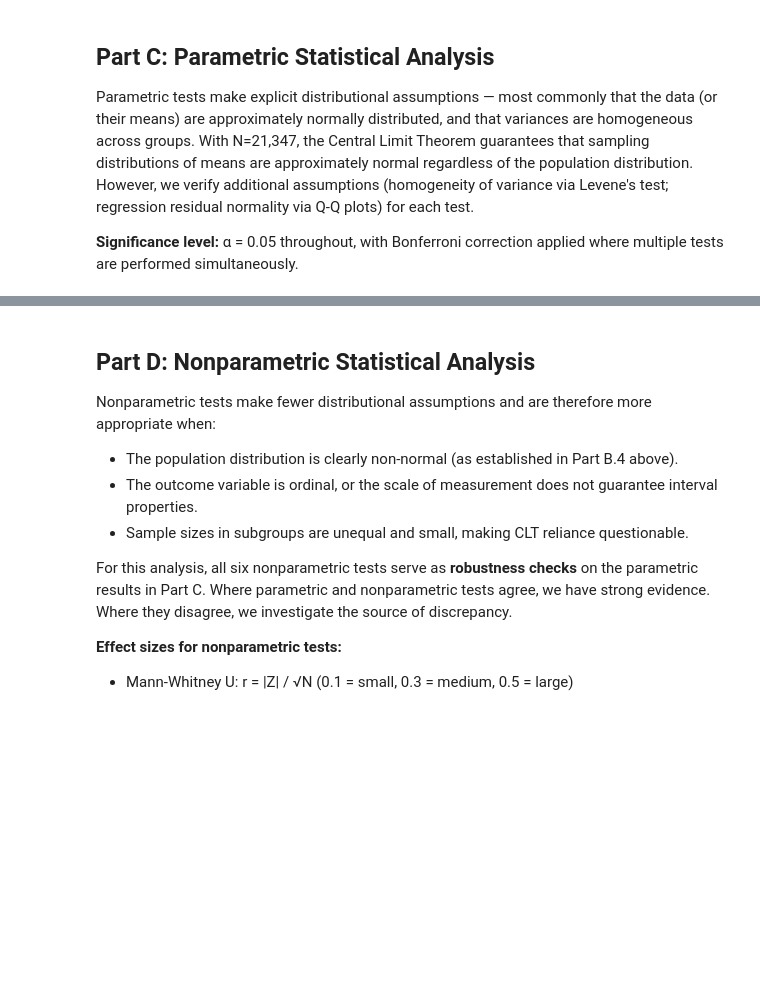
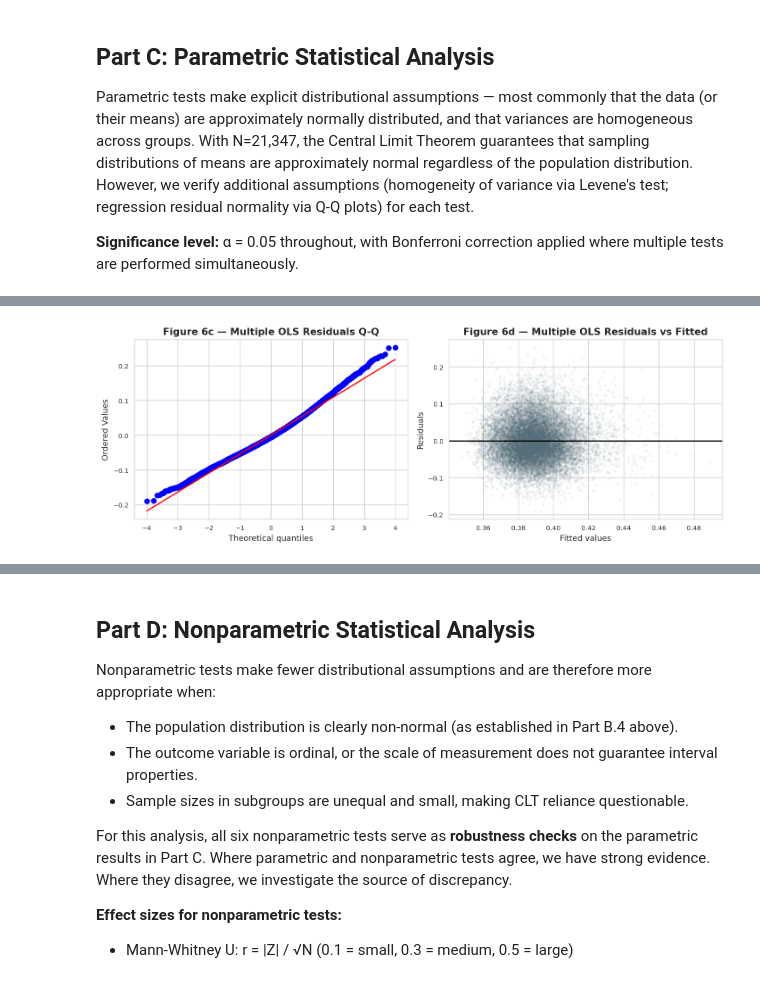
Before and after one commit to VAL-Jerono/statistical-inference-for-big-data, a Jupyter notebook: DSA8301_HFVS_Report_Notebook.ipynb, the cells around one changed output, grey strips where cells are left out. Drawn from its saved outputs; the diff is of its cells as text; code cells hidden in the pictures; blank space fills up the shorter version.

```diff
--- a/DSA8301_HFVS_Report_Notebook.ipynb
+++ b/DSA8301_HFVS_Report_Notebook.ipynb
@@ -1580,3 +1861,18 @@ print('  inputs, not by these demographic proxies alone.')
+# %%
+# Residual diagnostics for multiple OLS
+fig, axes = plt.subplots(1, 2, figsize=(11, 4))
+stats.probplot(ols_multi.resid, plot=axes[0])
+axes[0].set_title('Figure 6c — Multiple OLS Residuals Q-Q')
+axes[1].scatter(ols_multi.fittedvalues, ols_multi.resid, alpha=0.05, s=5, color=GRAY)
+axes[1].axhline(0, color='black', lw=1.5)
+axes[1].set_xlabel('Fitted values')
+axes[1].set_ylabel('Residuals')
+axes[1].set_title('Figure 6d — Multiple OLS Residuals vs Fitted')
+plt.tight_layout()
+plt.savefig(FIGS / 'fig6cd_multi_ols_diagnostics.png', bbox_inches='tight', dpi=150)
+plt.show()
+# %% [output]
+[figure, added]
 # %%
 # ═══════════════════════════════════════════════════════════════════════════
 # CELL C.7 — Parametric 95% Confidence Intervals for Dimension Score Means
```
Also changed, not shown: parts of 32 cells of this notebook.
